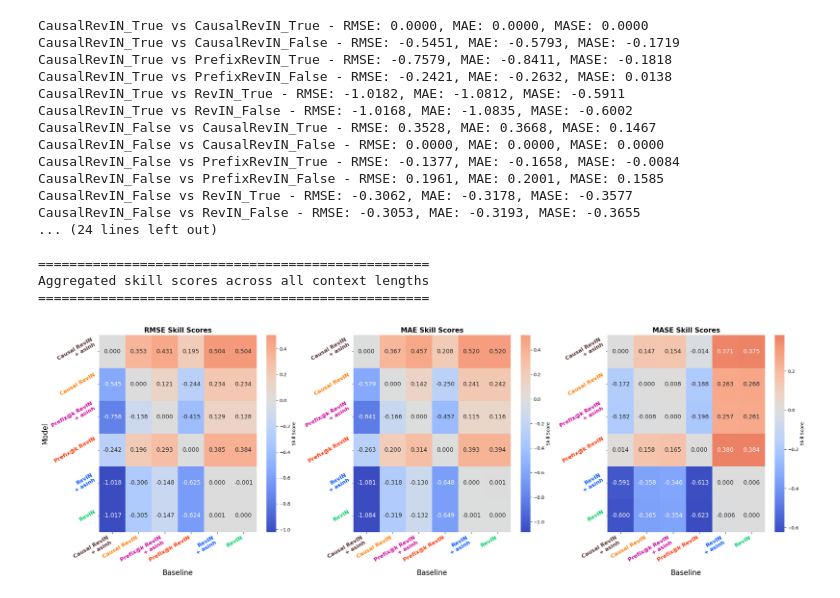
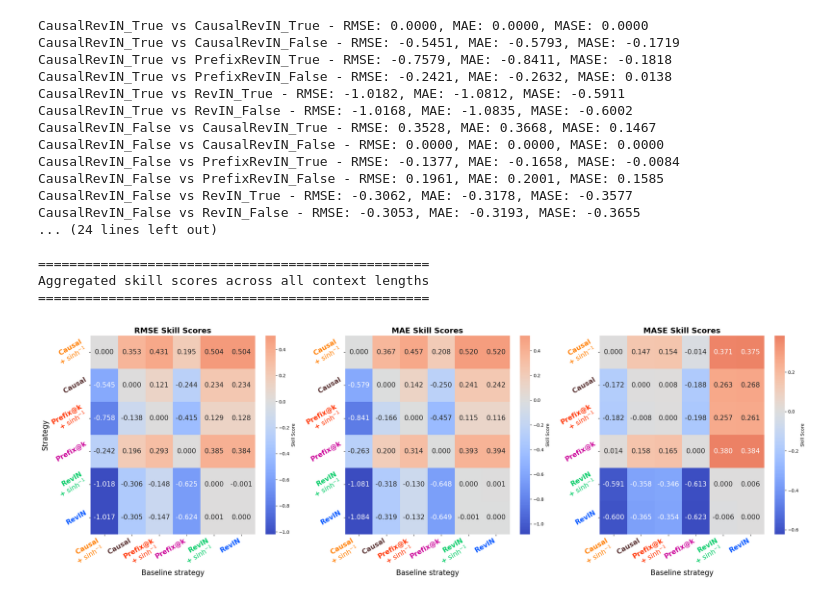
Before and after one commit to vilhess/normalizer, a Jupyter notebook: notebooks/skill_score.ipynb, the cells around one changed output. Drawn from its saved outputs; the diff is of its cells as text; code cells hidden in the pictures.

```diff
--- a/notebooks/skill_score.ipynb
+++ b/notebooks/skill_score.ipynb
@@ -474,21 +474,21 @@ import matplotlib.pyplot as plt
 import seaborn as sns
 
 model_name_to_show_label = {
-    "CausalRevIN_True": "Causal RevIN + asinh",
-    "CausalRevIN_False": "Causal RevIN",
-    "RevIN_True": "RevIN + asinh",
+    "CausalRevIN_True": r"Causal + $\sinh^{-1}$",
+    "CausalRevIN_False": "Causal",
+    "RevIN_True": r"RevIN + $\sinh^{-1}$",
     "RevIN_False": "RevIN",
-    "PrefixRevIN_True": "Prefix@k RevIN + asinh",
-    "PrefixRevIN_False": "Prefix@k RevIN"
+    "PrefixRevIN_True": r"Prefix@k + $\sinh^{-1}$",
+    "PrefixRevIN_False": "Prefix@k"
 }
 
 dic_model_colors = {
-    "Causal RevIN":          "#FF7F00",  # vivid orange
-    "Causal RevIN + asinh":  "#573030FF",  # semi-transparent brown
-    "RevIN":                 "#00CC66",  # vivid green
-    "RevIN + asinh":         "#0055FF",  # electric deep blue
-    "Prefix@k RevIN":        "#FF3300",  # bright red-orange
-    "Prefix@k RevIN + asinh": "#CC0099",  # strong magenta
+    r"Causal + $\sinh^{-1}$": "#FF7F00",  # vivid orange
+    r"Causal":                 "#573030FF",  # semi-transparent brown
+    r"RevIN + $\sinh^{-1}$":   "#00CC66",  # vivid green
+    r"RevIN":                  "#0055FF",  # electric deep blue
+    r"Prefix@k + $\sinh^{-1}$": "#FF3300",  # bright red-orange
+    r"Prefix@k":               "#CC0099",  # strong magenta
 }
 
 def load_npz(filepath):
@@ -606,23 +606,23 @@ fig, axes = plt.subplots(1, 3, figsize=(24, 8))
 display_names = []
 for m in models:
     label = model_name_to_show_label[m]
-    if '+ asinh' in label:
+    if '+ $\sinh^{-1}$' in label:
         # Split into two rows
-        label = label.replace(' + asinh', '\n+ asinh')
+        label = label.replace(' + $\sinh^{-1}$', '\n+ $\sinh^{-1}$')
     display_names.append(label)
 
 # MSE Heatmap (averaged across context lengths)
 sns.heatmap(aggregated_skill_scores['mse'], annot=True, fmt='.3f', cmap='coolwarm',
             xticklabels=display_names, yticklabels=display_names,
             center=0, ax=axes[0], cbar_kws={'label': 'Skill Score'},
-            annot_kws={'fontsize': 13})
+            annot_kws={'fontsize': 15})
 axes[0].set_title(f'RMSE Skill Scores',
-                           fontsize=15, fontweight='bold')
-axes[0].set_xlabel('Baseline', fontsize=16)
-axes[0].set_ylabel('Model', fontsize=16)
+                           fontsize=17, fontweight='bold')
+axes[0].set_xlabel('Baseline strategy', fontsize=16)
+axes[0].set_ylabel('Strategy', fontsize=16)
 axes[0].set_xticklabels(axes[0].get_xticklabels(), rotation=30, ha='right')
 axes[0].set_yticklabels(axes[0].get_yticklabels(), rotation=30, ha='right')
-axes[0].tick_params(axis='both', labelsize=12)
+axes[0].tick_params(axis='both', labelsize=15)
 
 # Color the tick labels
 for label in axes[0].get_xticklabels():
@@ -638,14 +638,14 @@ for label in axes[0].get_yticklabels():
 sns.heatmap(aggregated_skill_scores['mae'], annot=True, fmt='.3f', cmap='coolwarm',
             xticklabels=display_names, yticklabels=display_names,
             center=0, ax=axes[1], cbar_kws={'label': 'Skill Score'},
-            annot_kws={'fontsize': 13})
+            annot_kws={'fontsize': 15})
 axes[1].set_title(f'MAE Skill Scores',
-                           fontsize=15, fontweight='bold')
-axes[1].set_xlabel('Baseline', fontsize=16)
+                           fontsize=17, fontweight='bold')
+axes[1].set_xlabel('Baseline strategy', fontsize=16)
 #axes[1].set_ylabel('Model', fontsize=16)
 axes[1].set_xticklabels(axes[1].get_xticklabels(), rotation=30, ha='right')
 axes[1].set_yticklabels(axes[1].get_yticklabels(), rotation=30, ha='right')
-axes[1].tick_params(axis='both', labelsize=12)
+axes[1].tick_params(axis='both', labelsize=15)
 
 # Color the tick labels
 for label in axes[1].get_xticklabels():
@@ -661,42 +661,43 @@ for label in axes[1].get_yticklabels():
 sns.heatmap(aggregated_skill_scores['mase'], annot=True, fmt='.3f', cmap='coolwarm',
             xticklabels=display_names, yticklabels=display_names,
             center=0, ax=axes[2], cbar_kws={'label': 'Skill Score'},
-            annot_kws={'fontsize': 13})
+            annot_kws={'fontsize': 15})
 axes[2].set_title(f'MASE Skill Scores',
-                           fontsize=15, fontweight='bold')
-axes[2].set_xlabel('Baseline', fontsize=16)
+                           fontsize=17, fontweight='bold')
+axes[2].set_xlabel('Baseline strategy', fontsize=16)
 #axes[2].set_ylabel('Model', fontsize=16)
 axes[2].set_xticklabels(axes[2].get_xticklabels(), rotation=30, ha='right')
 axes[2].set_yticklabels(axes[2].get_yticklabels(), rotation=30, ha='right')
-axes[2].tick_params(axis='both', labelsize=12)
+axes[2].tick_params(axis='both', labelsize=15)
 
 # Color the tick labels
 for label in axes[2].get_xticklabels():
     original_text = label.get_text().replace('\n', ' ')
     label.set_color(dic_model_colors[original_text])
     label.set_fontweight('bold')
 for label in axes[2].get_yticklabels():
     original_text = label.get_text().replace('\n', ' ')
     label.set_color(dic_model_colors[original_text])
     label.set_fontweight('bold')
 
 plt.tight_layout()
+plt.savefig('figures/skill_score/skill_scores.pdf', format='pdf', dpi=300)
 # %% [output]
 CausalRevIN_True vs CausalRevIN_True - RMSE: 0.0000, MAE: 0.0000, MASE: 0.0000
 CausalRevIN_True vs CausalRevIN_False - RMSE: -0.5451, MAE: -0.5793, MASE: -0.1719
 CausalRevIN_True vs PrefixRevIN_True - RMSE: -0.7579, MAE: -0.8411, MASE: -0.1818
 CausalRevIN_True vs PrefixRevIN_False - RMSE: -0.2421, MAE: -0.2632, MASE: 0.0138
 CausalRevIN_True vs RevIN_True - RMSE: -1.0182, MAE: -1.0812, MASE: -0.5911
 CausalRevIN_True vs RevIN_False - RMSE: -1.0168, MAE: -1.0835, MASE: -0.6002
 CausalRevIN_False vs CausalRevIN_True - RMSE: 0.3528, MAE: 0.3668, MASE: 0.1467
 CausalRevIN_False vs CausalRevIN_False - RMSE: 0.0000, MAE: 0.0000, MASE: 0.0000
 CausalRevIN_False vs PrefixRevIN_True - RMSE: -0.1377, MAE: -0.1658, MASE: -0.0084
 CausalRevIN_False vs PrefixRevIN_False - RMSE: 0.1961, MAE: 0.2001, MASE: 0.1585
 CausalRevIN_False vs RevIN_True - RMSE: -0.3062, MAE: -0.3178, MASE: -0.3577
 CausalRevIN_False vs RevIN_False - RMSE: -0.3053, MAE: -0.3193, MASE: -0.3655
 ... (24 lines left out)
 
 ==================================================
 Aggregated skill scores across all context lengths
 ==================================================
-[figure, old version]
+[figure, new version]
```
Also changed, not shown: parts of 2 cells of this notebook, 2 other files.
